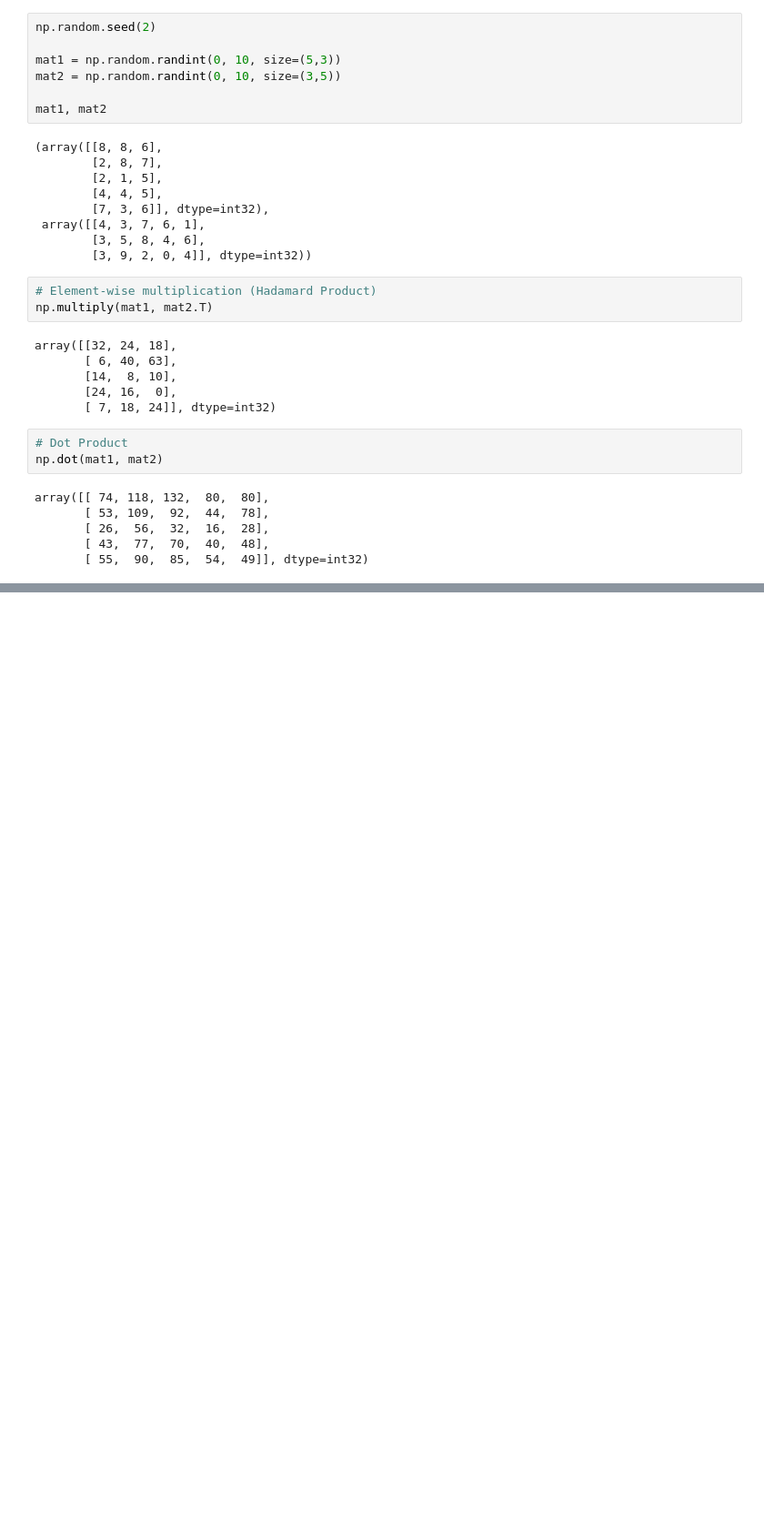
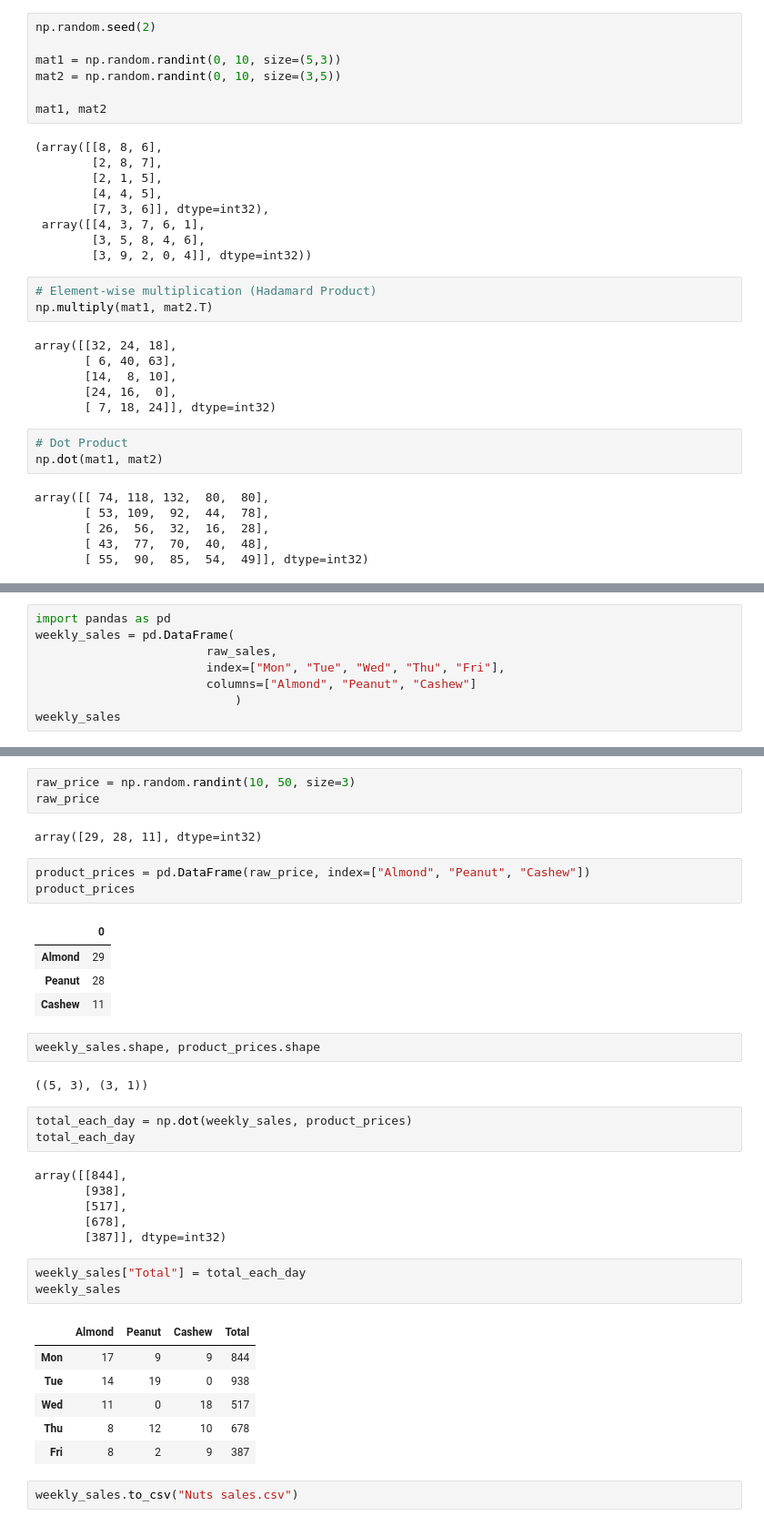
Before and after one commit to Hai567/ztm-ml, a Jupyter notebook: numpy/intro-to-numpy.ipynb, the cells around one changed output, grey strips where cells are left out. Shown at 91% size. Cells and saved outputs as stored; diff of their text form; blank space fills up the shorter version.

Commit message:
real-life dot product example

```diff
--- a/numpy/intro-to-numpy.ipynb
+++ b/numpy/intro-to-numpy.ipynb
@@ -478,0 +490,8 @@ array([[ 74, 118, 132,  80,  80],
+# %%
+import pandas as pd
+weekly_sales = pd.DataFrame(
+                        raw_sales,
+                        index=["Mon", "Tue", "Wed", "Thu", "Fri"],
+                        columns=["Almond", "Peanut", "Cashew"]
+                            )
+weekly_sales
@@ -478,0 +505,38 @@ array([[ 74, 118, 132,  80,  80],
+# %%
+raw_price = np.random.randint(10, 50, size=3)
+raw_price
+# %% [output]
+array([29, 28, 11], dtype=int32)
+# %%
+product_prices = pd.DataFrame(raw_price, index=["Almond", "Peanut", "Cashew"])
+product_prices
+# %% [output]
+|  | 0 |
+| Almond | 29 |
+| Peanut | 28 |
+| Cashew | 11 |
+# %%
+weekly_sales.shape, product_prices.shape
+# %% [output]
+((5, 3), (3, 1))
+# %%
+total_each_day = np.dot(weekly_sales, product_prices)
+total_each_day
+# %% [output]
+array([[844],
+       [938],
+       [517],
+       [678],
+       [387]], dtype=int32)
+# %%
+weekly_sales["Total"] = total_each_day
+weekly_sales
+# %% [output]
+|  | Almond | Peanut | Cashew | Total |
+| Mon | 17 | 9 | 9 | 844 |
+| Tue | 14 | 19 | 0 | 938 |
+| Wed | 11 | 0 | 18 | 517 |
+| Thu | 8 | 12 | 10 | 678 |
+| Fri | 8 | 2 | 9 | 387 |
+# %%
+weekly_sales.to_csv("Nuts sales.csv")
```
Also changed, not shown: parts of 3 cells of this notebook, 1 other file.
